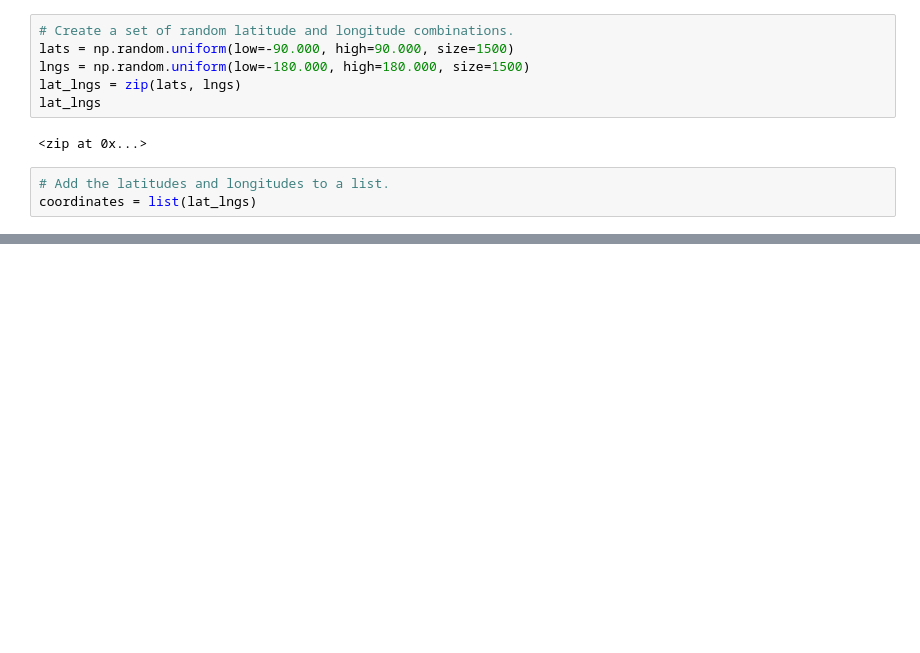
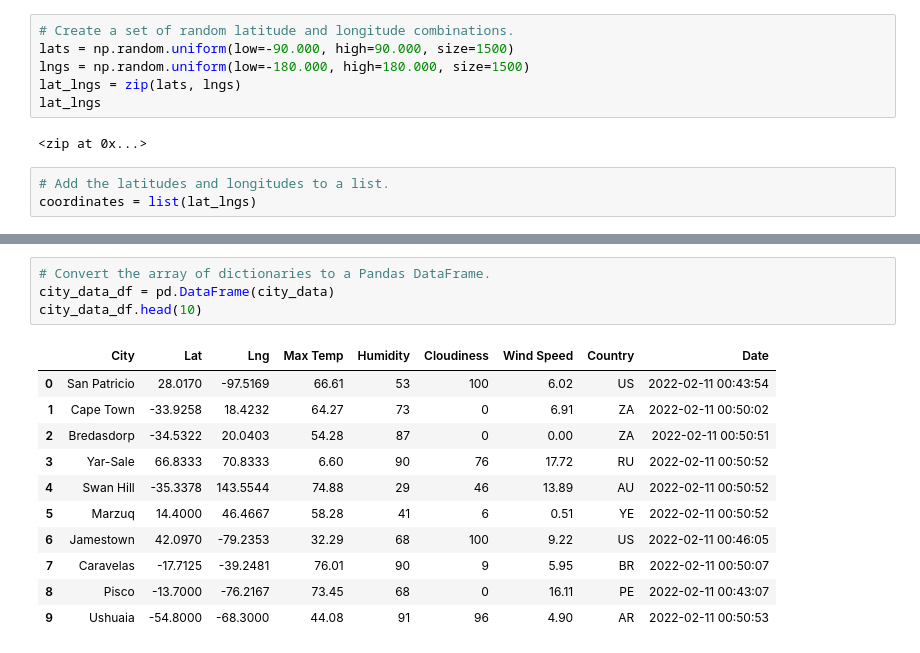
Before and after one commit to mcqui038/World_Weather_Analysis, a Jupyter notebook: WeatherPy.ipynb, the cells around one changed output, grey strips where cells are left out. Cells and saved outputs as stored; diff of their text form; blank space fills up the shorter version.

```diff
--- a/WeatherPy.ipynb
+++ b/WeatherPy.ipynb
@@ -31,0 +119,16 @@ len(cities)
+# %%
+# Convert the array of dictionaries to a Pandas DataFrame.
+city_data_df = pd.DataFrame(city_data)
+city_data_df.head(10)
+# %% [output]
+|  | City | Lat | Lng | Max Temp | Humidity | Cloudiness | Wind Speed | Country | Date |
+| 0 | San Patricio | 28.0170 | -97.5169 | 66.61 | 53 | 100 | 6.02 | US | 2022-02-11 00:43:54 |
+| 1 | Cape Town | -33.9258 | 18.4232 | 64.27 | 73 | 0 | 6.91 | ZA | 2022-02-11 00:50:02 |
+| 2 | Bredasdorp | -34.5322 | 20.0403 | 54.28 | 87 | 0 | 0.00 | ZA | 2022-02-11 00:50:51 |
+| 3 | Yar-Sale | 66.8333 | 70.8333 | 6.60 | 90 | 76 | 17.72 | RU | 2022-02-11 00:50:52 |
+| 4 | Swan Hill | -35.3378 | 143.5544 | 74.88 | 29 | 46 | 13.89 | AU | 2022-02-11 00:50:52 |
+| 5 | Marzuq | 14.4000 | 46.4667 | 58.28 | 41 | 6 | 0.51 | YE | 2022-02-11 00:50:52 |
+| 6 | Jamestown | 42.0970 | -79.2353 | 32.29 | 68 | 100 | 9.22 | US | 2022-02-11 00:46:05 |
+| 7 | Caravelas | -17.7125 | -39.2481 | 76.01 | 90 | 9 | 5.95 | BR | 2022-02-11 00:50:07 |
+| 8 | Pisco | -13.7000 | -76.2167 | 73.45 | 68 | 0 | 16.11 | PE | 2022-02-11 00:43:07 |
+| 9 | Ushuaia | -54.8000 | -68.3000 | 44.08 | 91 | 96 | 4.90 | AR | 2022-02-11 00:50:53 |
```
Also changed, not shown: parts of 7 cells of this notebook, 3 other files.
